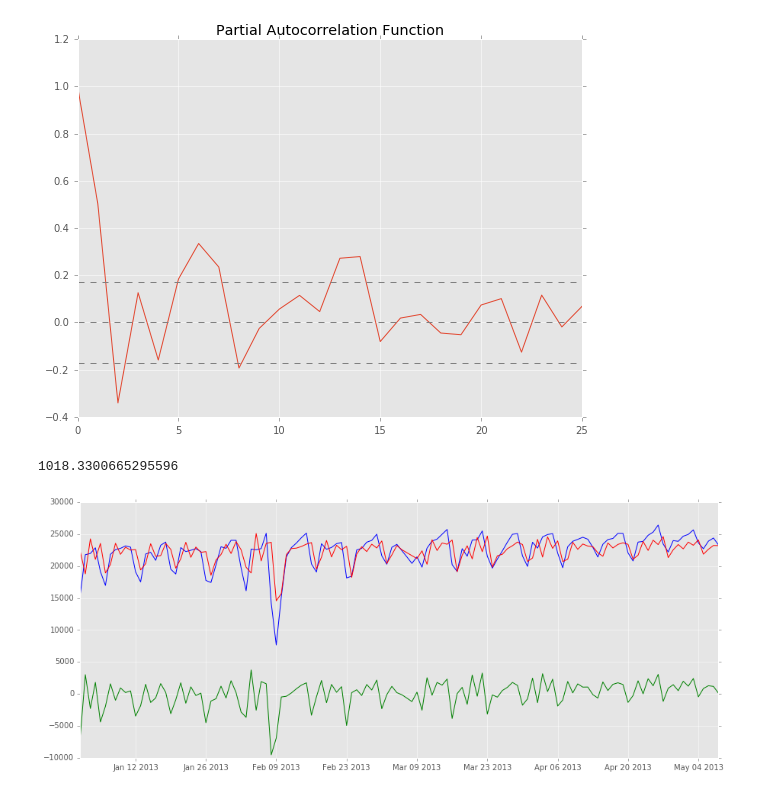
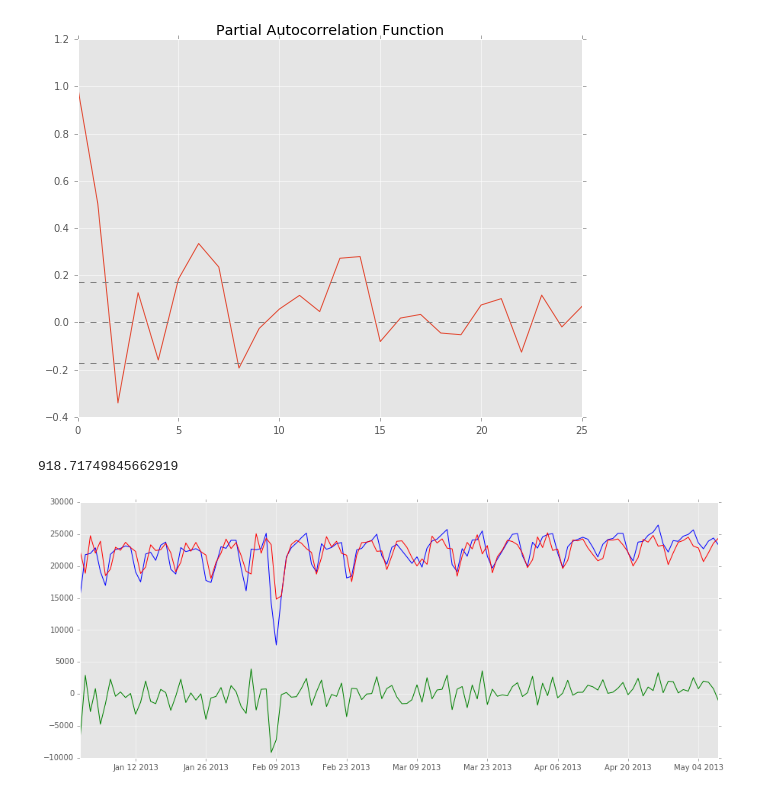
Before and after one commit to mayanksatnalika/ipython, a Jupyter notebook: time series analysis/cars.ipynb, the cells around one changed output. Saved outputs shown, nothing was run; the diff lists cells and outputs as text; code cells hidden in the pictures.

```diff
--- a/time series analysis/cars.ipynb
+++ b/time series analysis/cars.ipynb
@@ -179,4 +179,7 @@ Critical Value (10%)            -2.580481
 dtype: float64
 # %%
 from statsmodels.tsa.stattools import acf, pacf
+# %%
+dailyRecord[:4]
+dailyRecord.drop('North',axis = 1 ,inplace = True)
 # %%
@@ -208,17 +212,17 @@ from statsmodels.tsa.arima_model import ARIMA
 # %%
 dailyRecord['South'] = dailyRecord['South'].astype(float)
 # %%
-model = ARIMA( dailyRecord, order=( 2, 0,2))
+model = ARIMA( dailyRecord, order=( 2,0,3))
 results_ARIMA = model.fit(disp=-1)
 plt.plot(dailyRecord, color='blue' )
 plt.plot(results_ARIMA.fittedvalues, color='red')
 
 err = dailyRecord['South'] -  results_ARIMA.fittedvalues
 plt.plot(err , color='green' )
 errPcent = (dailyRecord['South'] -  results_ARIMA.fittedvalues)*100/dailyRecord['South']
 #plt.title('RSS: %.4f'% sum((results_ARIMA.fittedvalues-dailyRecord)**2))
 absError = np.absolute(errPcent)
 absError.sum()
 # %% [output]
-1018.3300665295596
+918.71749845662919
-[figure, old version]
+[figure, new version]
```
Also changed, not shown: parts of 3 cells of this notebook, 3 other files.
